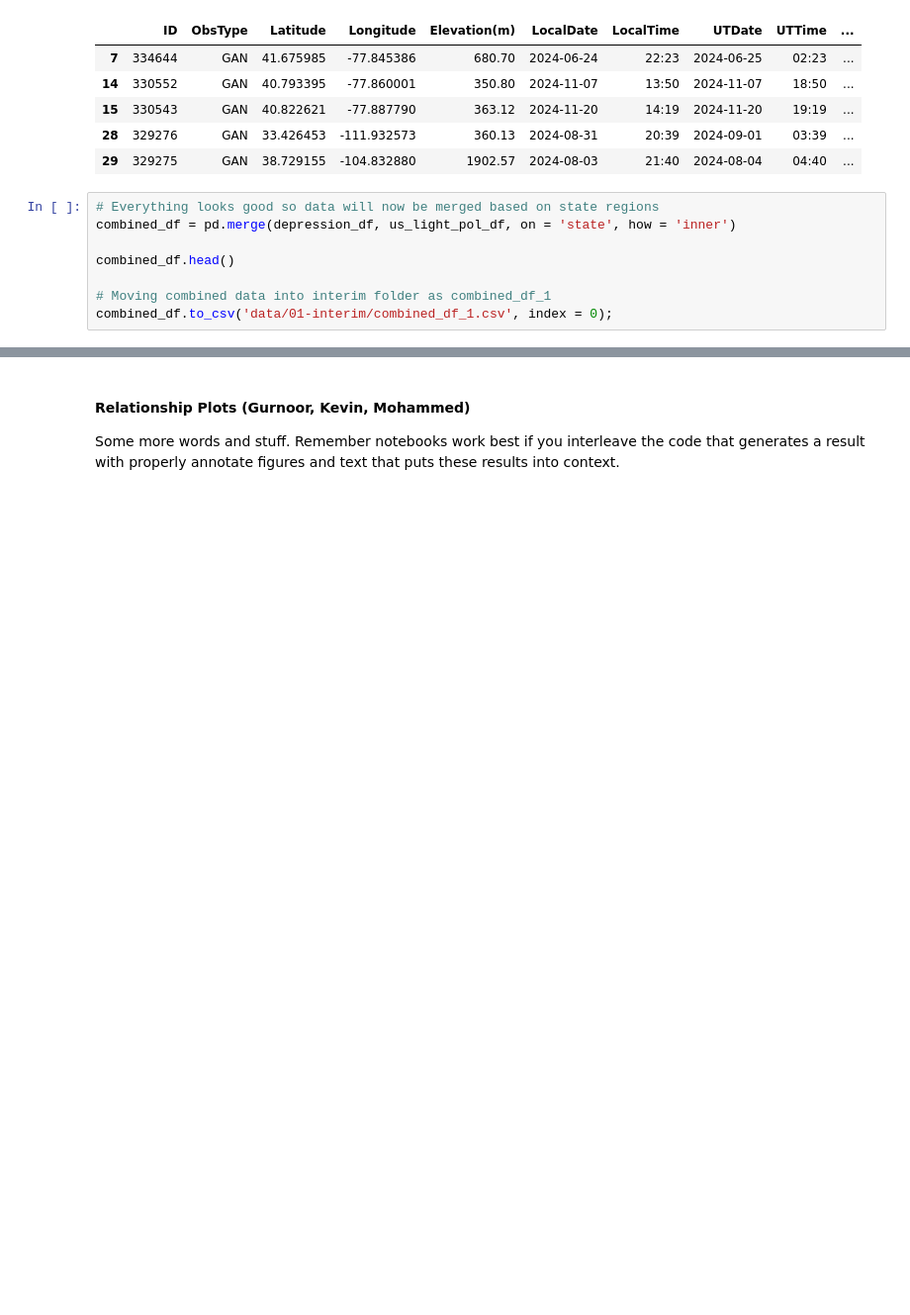
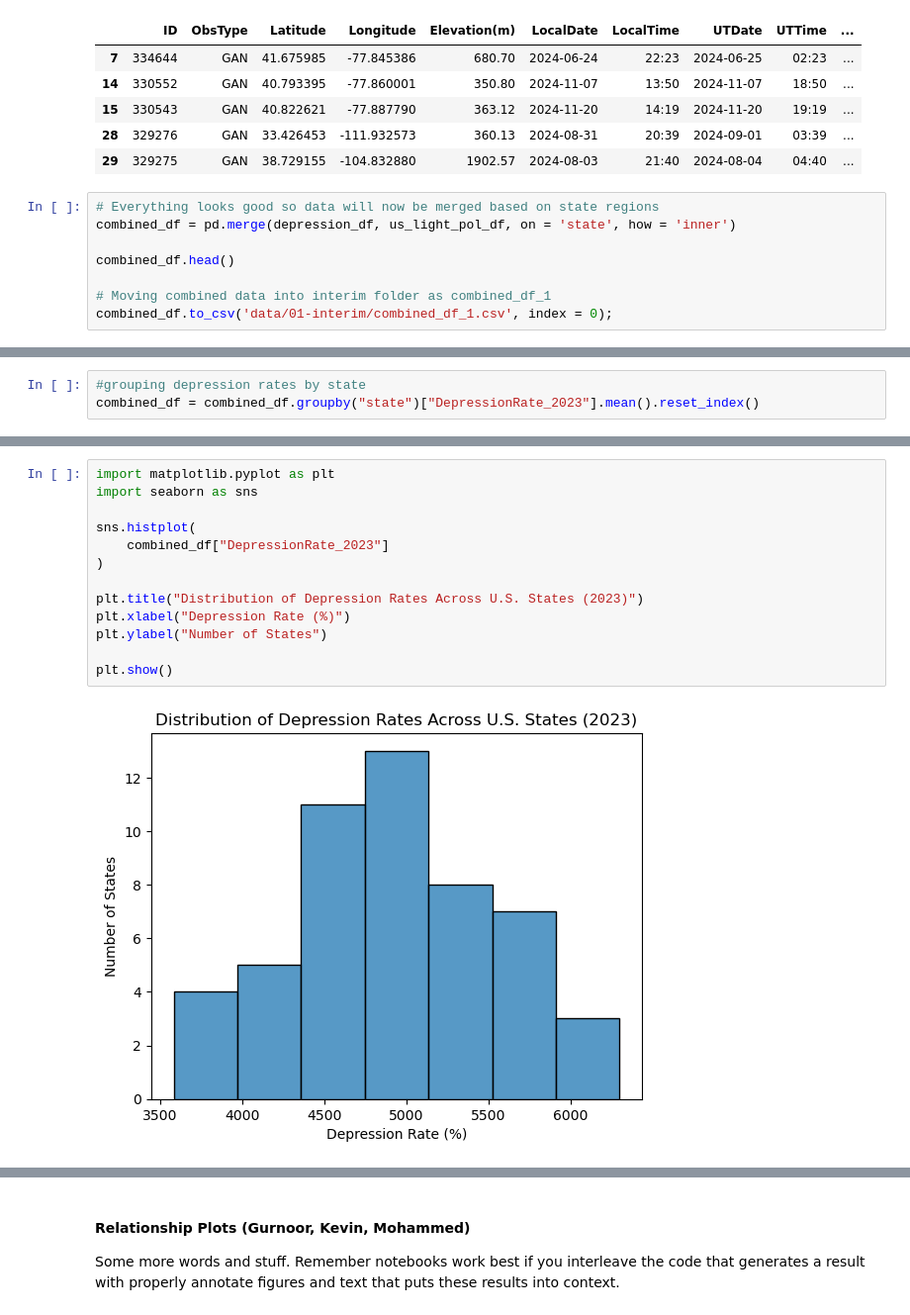
Before and after one commit to COGS108/Group020_WI26, a Jupyter notebook: 02-EDACheckpoint.ipynb, the cells around one changed output, grey strips where cells are left out. Shown at 99% size. Cells and saved outputs as stored; diff of their text form; blank space fills up the shorter version.

Commit message:
added distribution plots for depression

```diff
--- a/02-EDACheckpoint.ipynb
+++ b/02-EDACheckpoint.ipynb
@@ -350,0 +447,3 @@ combined_df.to_csv('data/01-interim/combined_df_1.csv', index = 0);
+# %%
+#grouping depression rates by state
+combined_df = combined_df.groupby("state")["DepressionRate_2023"].mean().reset_index()
@@ -350,0 +471,15 @@ combined_df.to_csv('data/01-interim/combined_df_1.csv', index = 0);
+# %%
+import matplotlib.pyplot as plt
+import seaborn as sns
+
+sns.histplot(
+    combined_df["DepressionRate_2023"]
+)
+
+plt.title("Distribution of Depression Rates Across U.S. States (2023)")
+plt.xlabel("Depression Rate (%)")
+plt.ylabel("Number of States")
+
+plt.show()
+# %% [output]
+[figure, added]
```
Also changed, not shown: parts of 16 cells of this notebook.
